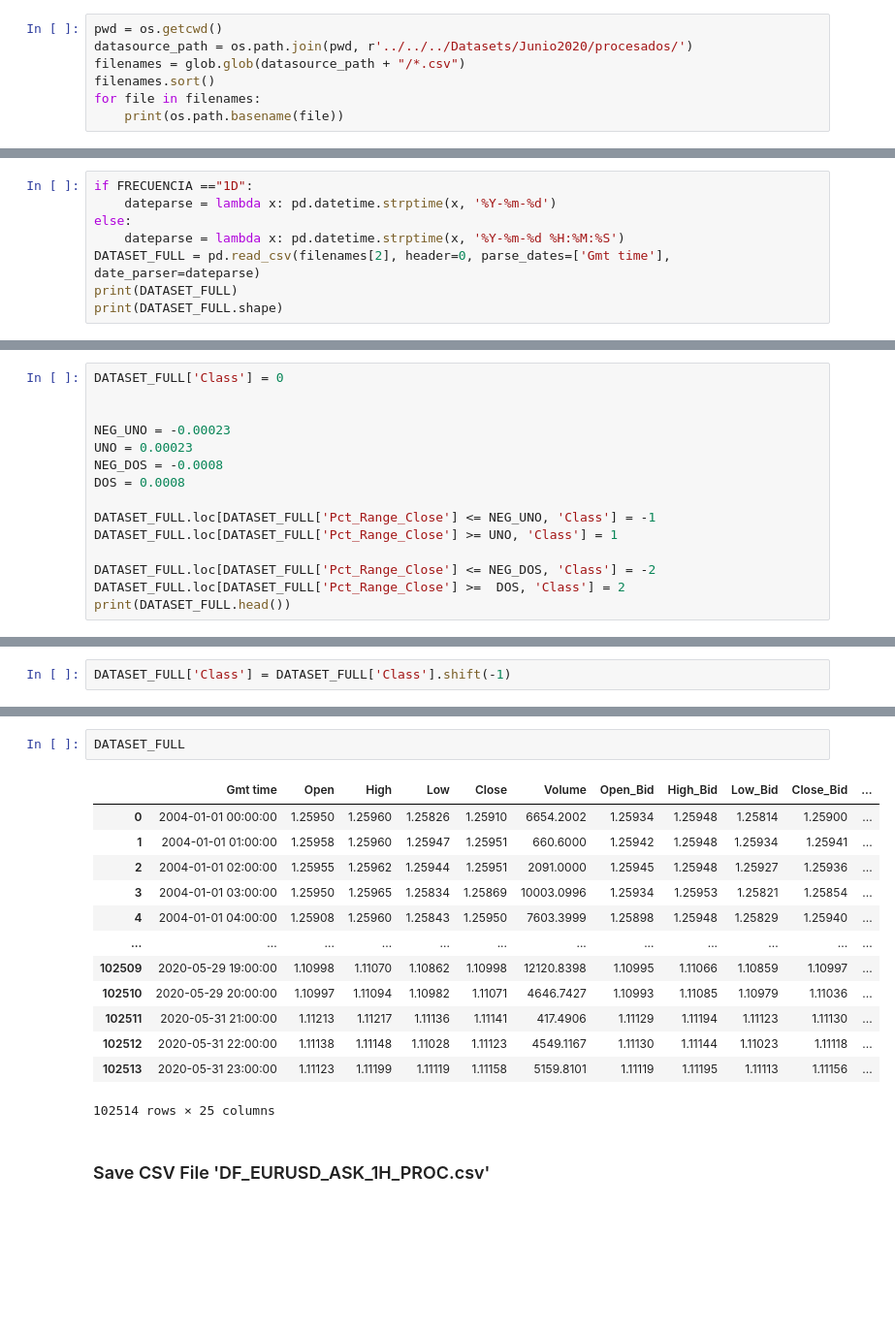
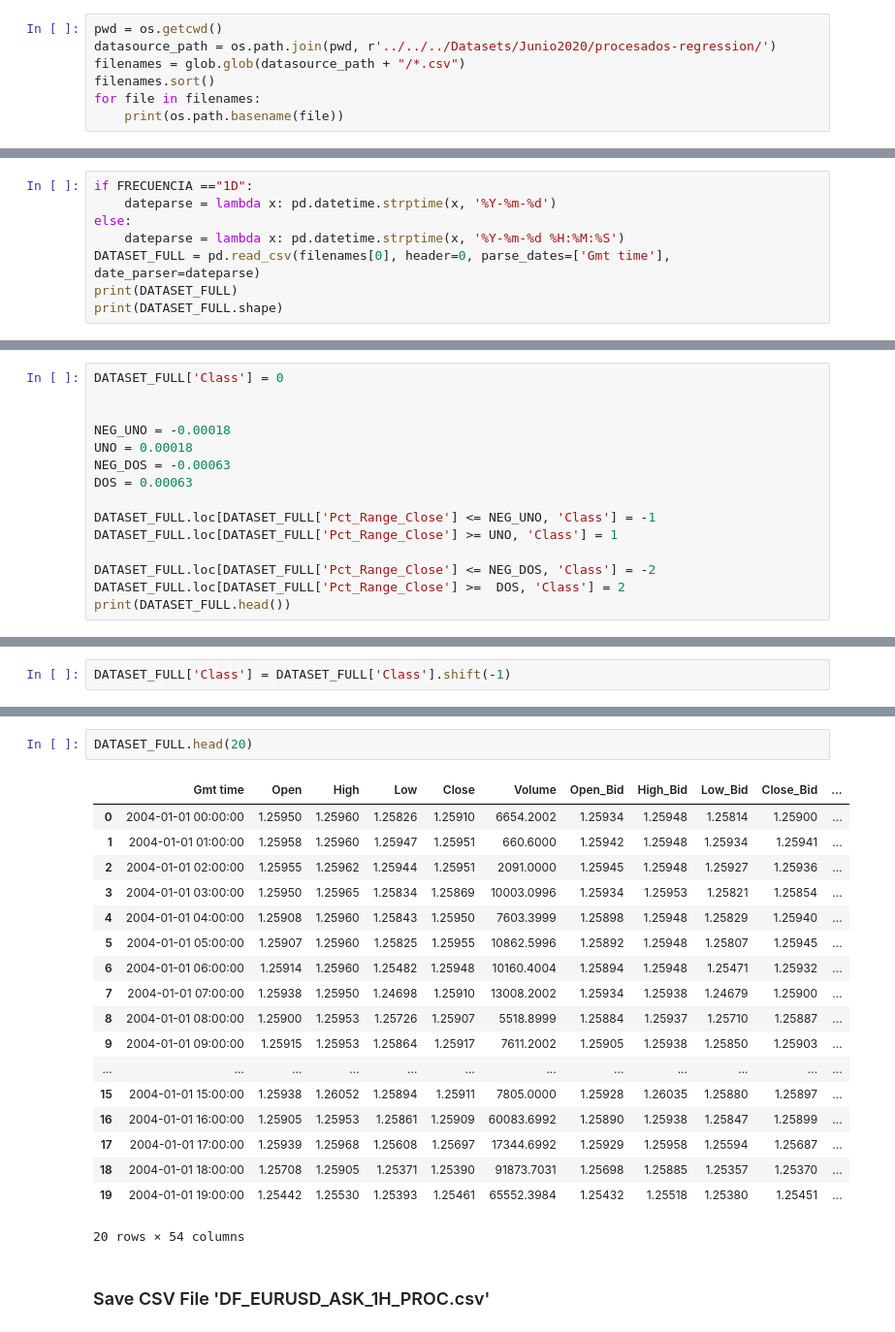
Before and after one commit to mawrer/forex_prediction, a Jupyter notebook: Jupyter Notebooks/IDI4/dataset_classification/EURUSD_FULL_1H.ipynb, the cells around one changed output, grey strips where cells are left out. Shown: that part at 97% size. Cells and saved outputs as stored; diff of their text form; blank space fills up the shorter version.

```diff
--- a/Jupyter Notebooks/IDI4/dataset_classification/EURUSD_FULL_1H.ipynb
+++ b/Jupyter Notebooks/IDI4/dataset_classification/EURUSD_FULL_1H.ipynb
@@ -21,7 +21,7 @@ FRECUENCIA = "1H"
 NUM_FEATURES = 0
 # %%
 pwd = os.getcwd()
-datasource_path = os.path.join(pwd, r'../../../Datasets/Junio2020/procesados/')
+datasource_path = os.path.join(pwd, r'../../../Datasets/Junio2020/procesados-regression/')
 filenames = glob.glob(datasource_path + "/*.csv")
 filenames.sort()
 for file in filenames:
@@ -41,7 +37,7 @@ if FRECUENCIA =="1D":
     dateparse = lambda x: pd.datetime.strptime(x, '%Y-%m-%d')
 else:
     dateparse = lambda x: pd.datetime.strptime(x, '%Y-%m-%d %H:%M:%S')
-DATASET_FULL = pd.read_csv(filenames[2], header=0, parse_dates=['Gmt time'], date_parser=dateparse)
+DATASET_FULL = pd.read_csv(filenames[0], header=0, parse_dates=['Gmt time'], date_parser=dateparse)
 print(DATASET_FULL)
 print(DATASET_FULL.shape)
 # %% [output]
@@ -68,10 +64,10 @@ print(DATASET_FULL.shape)
 DATASET_FULL['Class'] = 0
 
 
-NEG_UNO = -0.00023
-UNO = 0.00023
-NEG_DOS = -0.0008
-DOS = 0.0008
+NEG_UNO = -0.00018
+UNO = 0.00018
+NEG_DOS = -0.00063
+DOS = 0.00063
 
 DATASET_FULL.loc[DATASET_FULL['Pct_Range_Close'] <= NEG_UNO, 'Class'] = -1
 DATASET_FULL.loc[DATASET_FULL['Pct_Range_Close'] >= UNO, 'Class'] = 1
@@ -195,19 +191,24 @@ plt.axvline(-0.005, 0, 1, linewidth=1, color='g')
 # %%
-DATASET_FULL
+DATASET_FULL.head(20)
 # %% [output]
 |  | Gmt time | Open | High | Low | Close | Volume | Open_Bid | High_Bid | Low_Bid | Close_Bid | ... |
 | 0 | 2004-01-01 00:00:00 | 1.25950 | 1.25960 | 1.25826 | 1.25910 | 6654.2002 | 1.25934 | 1.25948 | 1.25814 | 1.25900 | ... |
 | 1 | 2004-01-01 01:00:00 | 1.25958 | 1.25960 | 1.25947 | 1.25951 | 660.6000 | 1.25942 | 1.25948 | 1.25934 | 1.25941 | ... |
 | 2 | 2004-01-01 02:00:00 | 1.25955 | 1.25962 | 1.25944 | 1.25951 | 2091.0000 | 1.25945 | 1.25948 | 1.25927 | 1.25936 | ... |
 | 3 | 2004-01-01 03:00:00 | 1.25950 | 1.25965 | 1.25834 | 1.25869 | 10003.0996 | 1.25934 | 1.25953 | 1.25821 | 1.25854 | ... |
 | 4 | 2004-01-01 04:00:00 | 1.25908 | 1.25960 | 1.25843 | 1.25950 | 7603.3999 | 1.25898 | 1.25948 | 1.25829 | 1.25940 | ... |
+| 5 | 2004-01-01 05:00:00 | 1.25907 | 1.25960 | 1.25825 | 1.25955 | 10862.5996 | 1.25892 | 1.25948 | 1.25807 | 1.25945 | ... |
+| 6 | 2004-01-01 06:00:00 | 1.25914 | 1.25960 | 1.25482 | 1.25948 | 10160.4004 | 1.25894 | 1.25948 | 1.25471 | 1.25932 | ... |
+| 7 | 2004-01-01 07:00:00 | 1.25938 | 1.25950 | 1.24698 | 1.25910 | 13008.2002 | 1.25934 | 1.25938 | 1.24679 | 1.25900 | ... |
+| 8 | 2004-01-01 08:00:00 | 1.25900 | 1.25953 | 1.25726 | 1.25907 | 5518.8999 | 1.25884 | 1.25937 | 1.25710 | 1.25887 | ... |
+| 9 | 2004-01-01 09:00:00 | 1.25915 | 1.25953 | 1.25864 | 1.25917 | 7611.2002 | 1.25905 | 1.25938 | 1.25850 | 1.25903 | ... |
 | ... | ... | ... | ... | ... | ... | ... | ... | ... | ... | ... | ... |
-| 102509 | 2020-05-29 19:00:00 | 1.10998 | 1.11070 | 1.10862 | 1.10998 | 12120.8398 | 1.10995 | 1.11066 | 1.10859 | 1.10997 | ... |
-| 102510 | 2020-05-29 20:00:00 | 1.10997 | 1.11094 | 1.10982 | 1.11071 | 4646.7427 | 1.10993 | 1.11085 | 1.10979 | 1.11036 | ... |
-| 102511 | 2020-05-31 21:00:00 | 1.11213 | 1.11217 | 1.11136 | 1.11141 | 417.4906 | 1.11129 | 1.11194 | 1.11123 | 1.11130 | ... |
-| 102512 | 2020-05-31 22:00:00 | 1.11138 | 1.11148 | 1.11028 | 1.11123 | 4549.1167 | 1.11130 | 1.11144 | 1.11023 | 1.11118 | ... |
-| 102513 | 2020-05-31 23:00:00 | 1.11123 | 1.11199 | 1.11119 | 1.11158 | 5159.8101 | 1.11119 | 1.11195 | 1.11113 | 1.11156 | ... |
+| 15 | 2004-01-01 15:00:00 | 1.25938 | 1.26052 | 1.25894 | 1.25911 | 7805.0000 | 1.25928 | 1.26035 | 1.25880 | 1.25897 | ... |
+| 16 | 2004-01-01 16:00:00 | 1.25905 | 1.25953 | 1.25861 | 1.25909 | 60083.6992 | 1.25890 | 1.25938 | 1.25847 | 1.25899 | ... |
+| 17 | 2004-01-01 17:00:00 | 1.25939 | 1.25968 | 1.25608 | 1.25697 | 17344.6992 | 1.25929 | 1.25958 | 1.25594 | 1.25687 | ... |
+| 18 | 2004-01-01 18:00:00 | 1.25708 | 1.25905 | 1.25371 | 1.25390 | 91873.7031 | 1.25698 | 1.25885 | 1.25357 | 1.25370 | ... |
+| 19 | 2004-01-01 19:00:00 | 1.25442 | 1.25530 | 1.25393 | 1.25461 | 65552.3984 | 1.25432 | 1.25518 | 1.25380 | 1.25451 | ... |
-102514 rows × 25 columns
+20 rows × 54 columns
 # %% [markdown]
 ### Save CSV File 'DF_EURUSD_ASK_1H_PROC.csv'
 # %%
```
Also changed, not shown: parts of 10 cells of this notebook, 11 other files.
